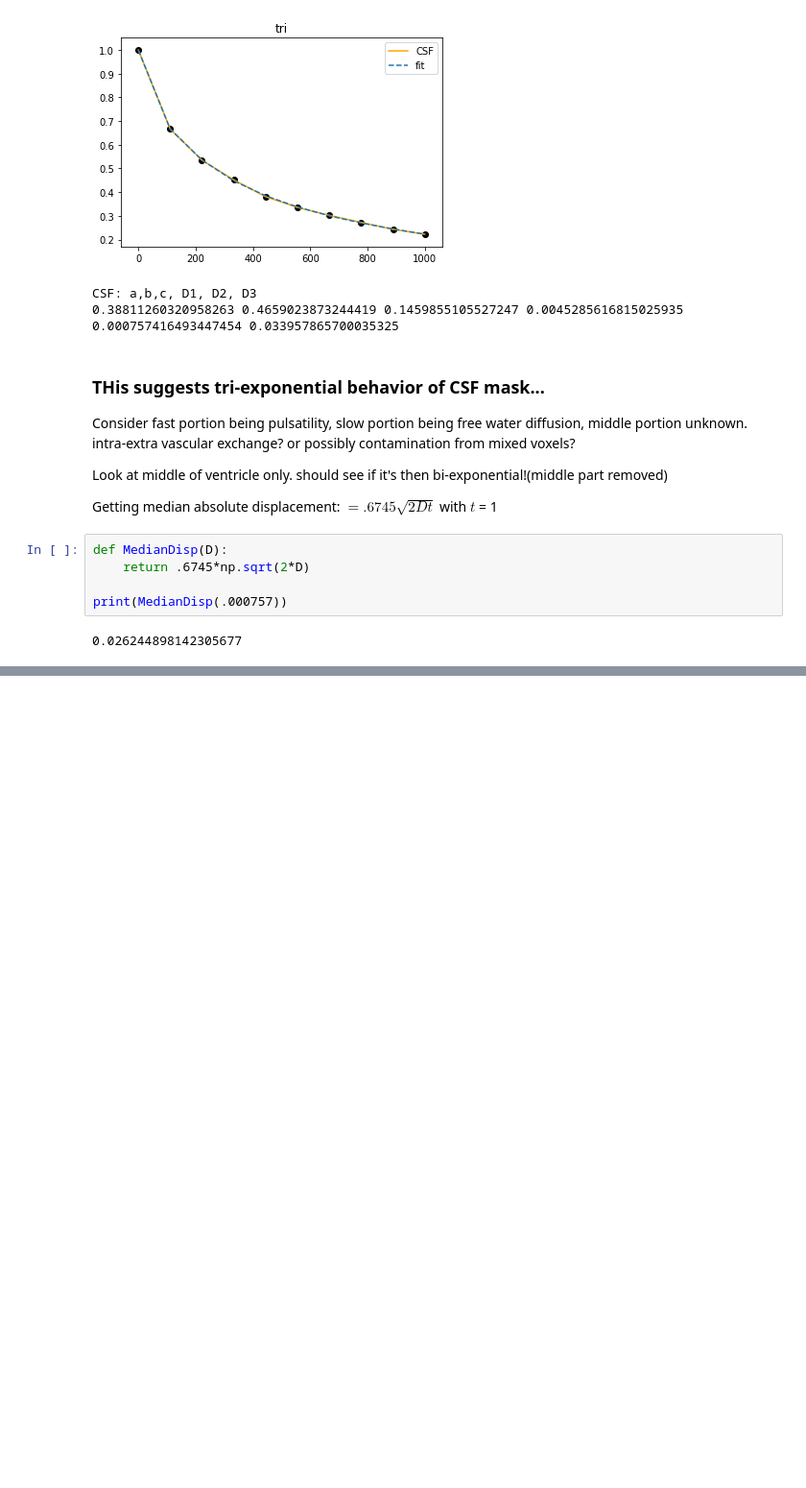
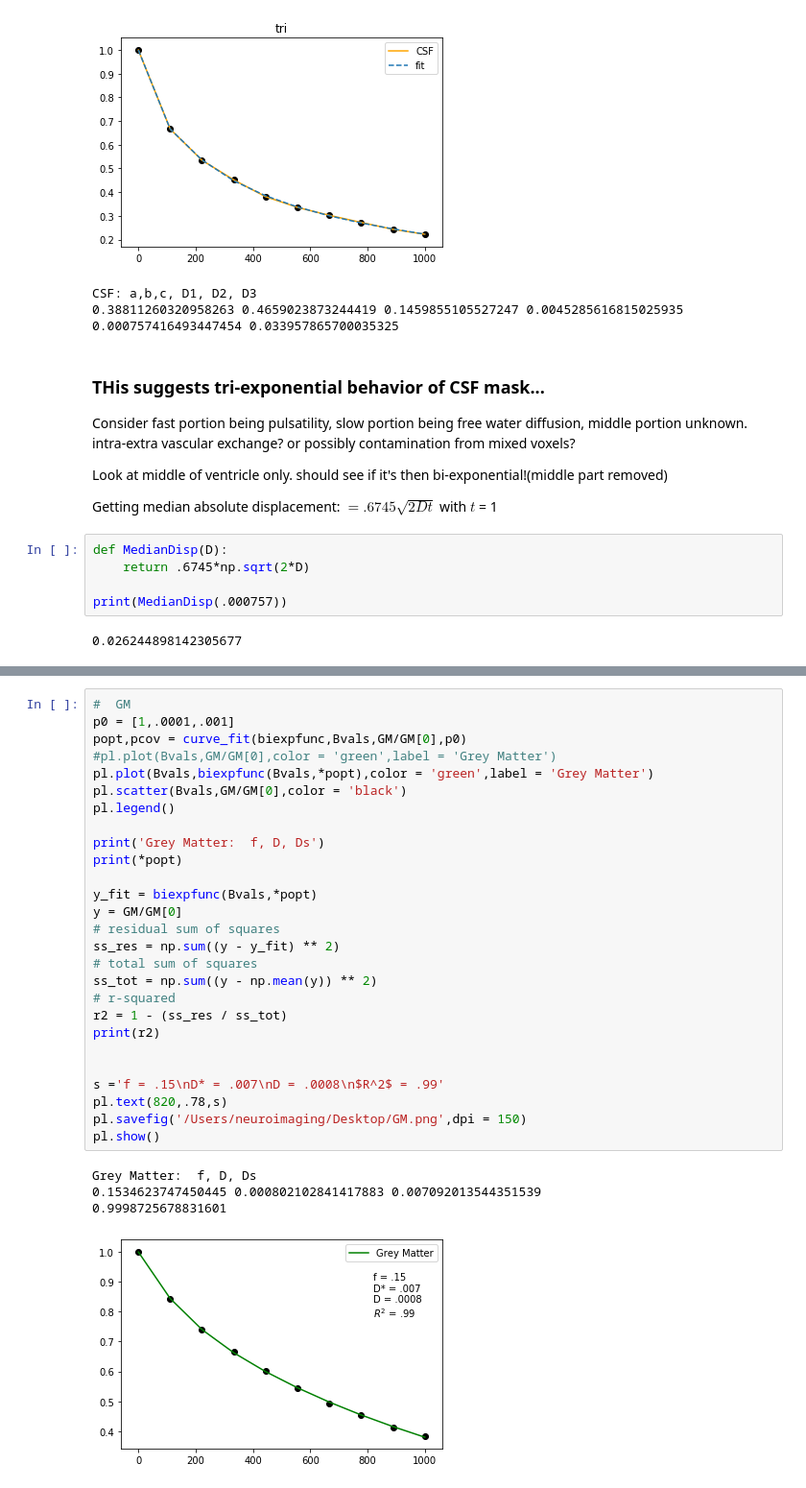
Before and after one commit to miramliu/Dissertation_Code, a Jupyter notebook: AverageIVIMCurves.ipynb, the cells around one changed output, grey strips where cells are left out. Shown at 96% size. Saved outputs shown, nothing was run; the diff lists cells and outputs as text; blank space fills up the shorter version.

```diff
--- a/AverageIVIMCurves.ipynb
+++ b/AverageIVIMCurves.ipynb
@@ -252,0 +287,32 @@ print(MedianDisp(.000757))
+# %%
+#  GM
+p0 = [1,.0001,.001]
+popt,pcov = curve_fit(biexpfunc,Bvals,GM/GM[0],p0)
+#pl.plot(Bvals,GM/GM[0],color = 'green',label = 'Grey Matter')
+pl.plot(Bvals,biexpfunc(Bvals,*popt),color = 'green',label = 'Grey Matter')
+pl.scatter(Bvals,GM/GM[0],color = 'black')
+pl.legend()
+
+print('Grey Matter:  f, D, Ds')
+print(*popt)
+
+y_fit = biexpfunc(Bvals,*popt)
+y = GM/GM[0]
+# residual sum of squares
+ss_res = np.sum((y - y_fit) ** 2)
+# total sum of squares
+ss_tot = np.sum((y - np.mean(y)) ** 2)
+# r-squared
+r2 = 1 - (ss_res / ss_tot)
+print(r2)
+
+
+s ='f = .15\nD* = .007\nD = .0008\n$R^2$ = .99'
+pl.text(820,.78,s)
+pl.savefig('/Users/neuroimaging/Desktop/GM.png',dpi = 150)
+pl.show()
+# %% [output]
+Grey Matter:  f, D, Ds
+0.1534623747450445 0.000802102841417883 0.007092013544351539
+0.9998725678831601
+[figure, added]
```
Also changed, not shown: parts of 5 cells of this notebook, 2 other files.
